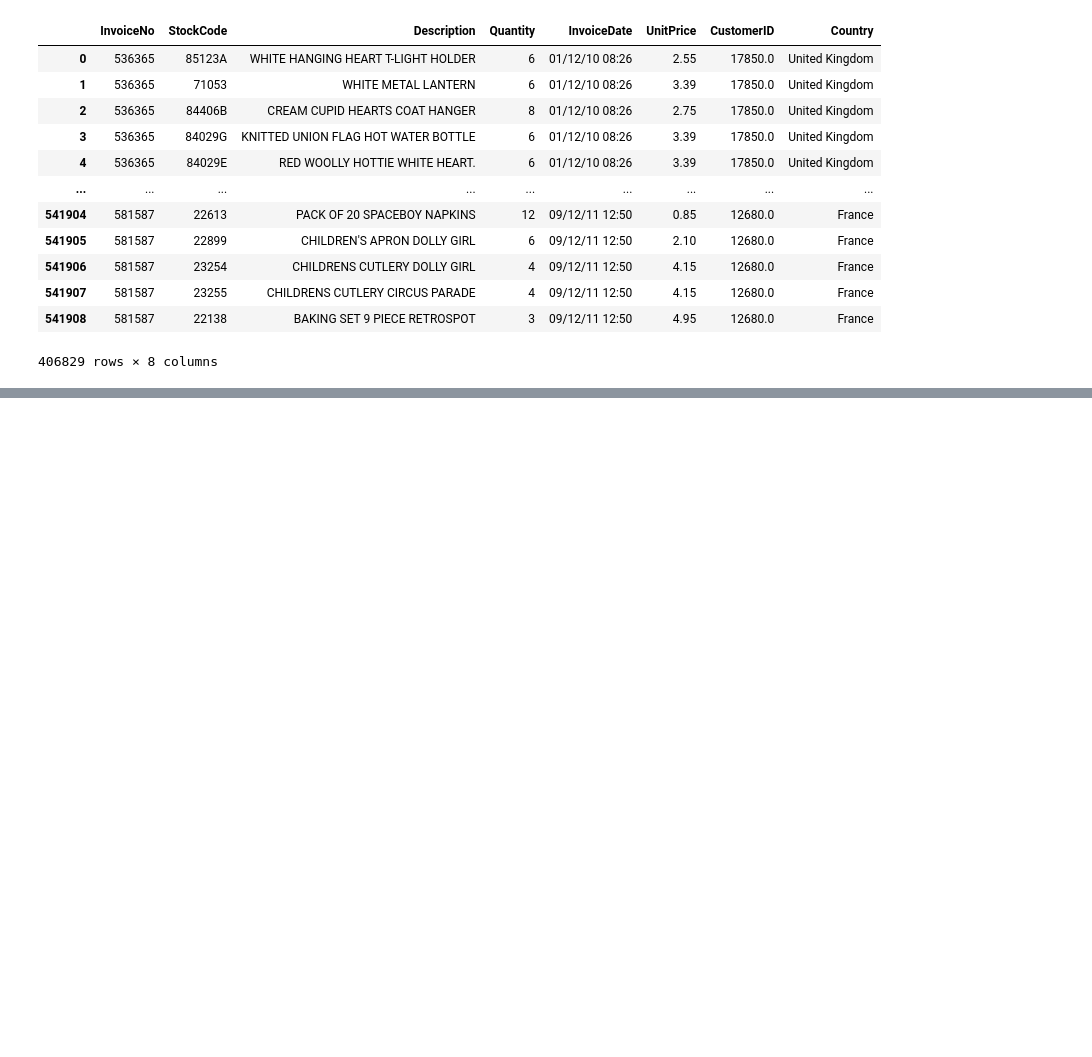
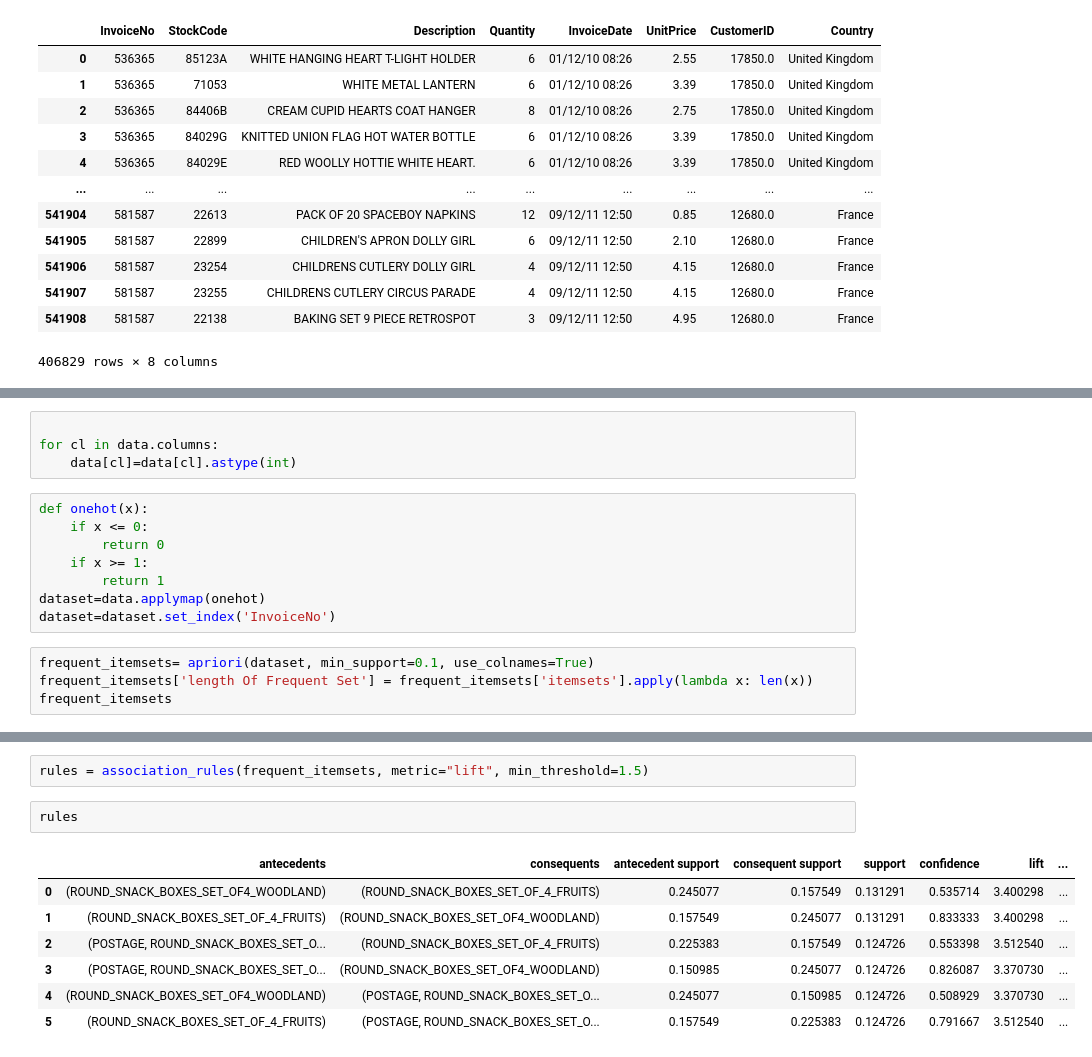
Before and after one commit to codingpanda0112/Market_Basket_Analysis, a Jupyter notebook: Apriori.ipynb, the cells around one changed output, grey strips where cells are left out. Cells and saved outputs as stored; diff of their text form; blank space fills up the shorter version.

```diff
--- a/Apriori.ipynb
+++ b/Apriori.ipynb
@@ -69,0 +145,16 @@ data
+# %%
+
+for cl in data.columns:
+    data[cl]=data[cl].astype(int)
+# %%
+def onehot(x):
+    if x <= 0:
+        return 0
+    if x >= 1:
+        return 1
+dataset=data.applymap(onehot)
+dataset=dataset.set_index('InvoiceNo')
+# %%
+frequent_itemsets= apriori(dataset, min_support=0.1, use_colnames=True)
+frequent_itemsets['length Of Frequent Set'] = frequent_itemsets['itemsets'].apply(lambda x: len(x))
+frequent_itemsets
@@ -69,0 +179,12 @@ data
+# %%
+rules = association_rules(frequent_itemsets, metric="lift", min_threshold=1.5)
+# %%
+rules
+# %% [output]
+|  | antecedents | consequents | antecedent support | consequent support | support | confidence | lift | ... |
+| 0 | (ROUND_SNACK_BOXES_SET_OF4_WOODLAND) | (ROUND_SNACK_BOXES_SET_OF_4_FRUITS) | 0.245077 | 0.157549 | 0.131291 | 0.535714 | 3.400298 | ... |
+| 1 | (ROUND_SNACK_BOXES_SET_OF_4_FRUITS) | (ROUND_SNACK_BOXES_SET_OF4_WOODLAND) | 0.157549 | 0.245077 | 0.131291 | 0.833333 | 3.400298 | ... |
+| 2 | (POSTAGE, ROUND_SNACK_BOXES_SET_O... | (ROUND_SNACK_BOXES_SET_OF_4_FRUITS) | 0.225383 | 0.157549 | 0.124726 | 0.553398 | 3.512540 | ... |
+| 3 | (POSTAGE, ROUND_SNACK_BOXES_SET_O... | (ROUND_SNACK_BOXES_SET_OF4_WOODLAND) | 0.150985 | 0.245077 | 0.124726 | 0.826087 | 3.370730 | ... |
+| 4 | (ROUND_SNACK_BOXES_SET_OF4_WOODLAND) | (POSTAGE, ROUND_SNACK_BOXES_SET_O... | 0.245077 | 0.150985 | 0.124726 | 0.508929 | 3.370730 | ... |
+| 5 | (ROUND_SNACK_BOXES_SET_OF_4_FRUITS) | (POSTAGE, ROUND_SNACK_BOXES_SET_O... | 0.157549 | 0.225383 | 0.124726 | 0.791667 | 3.512540 | ... |
```
Also changed, not shown: parts of 12 cells of this notebook.
